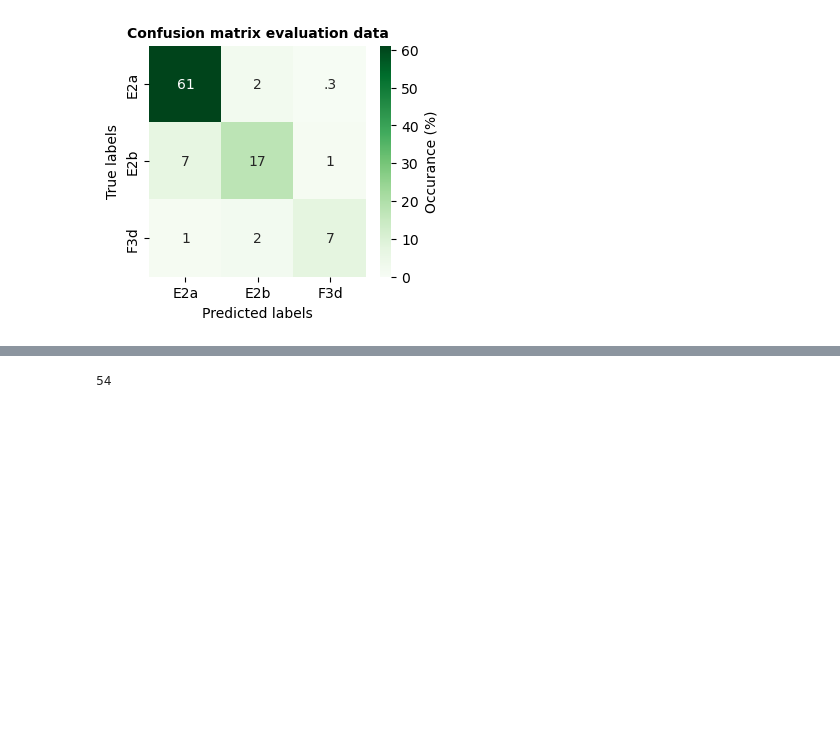
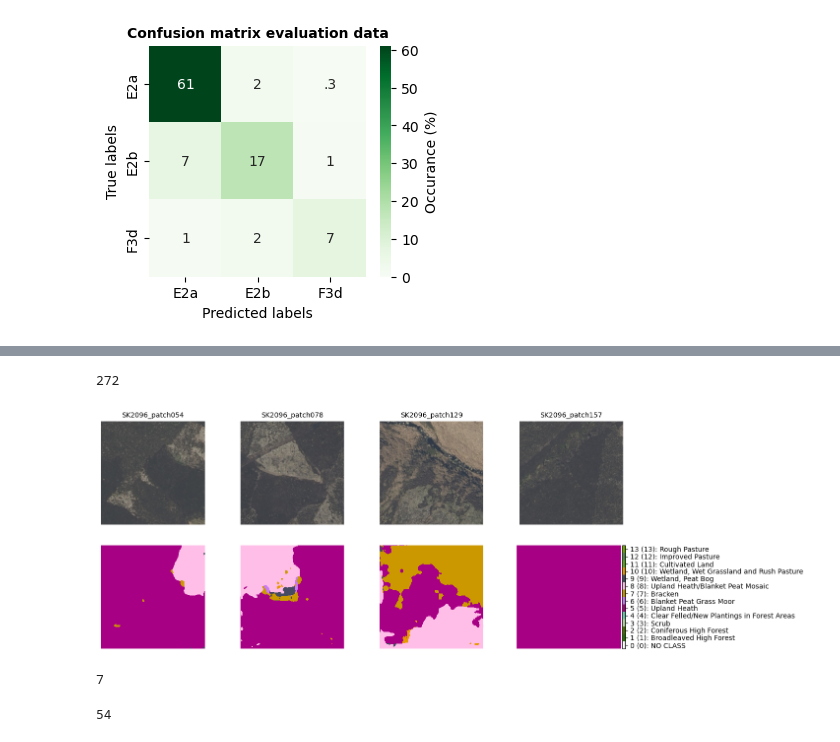
Before and after one commit to pdnpa/cnn-land-cover, a Jupyter notebook: notebooks/Figure CNN performance.ipynb, the cells around one changed output, grey strips where cells are left out. Saved outputs shown, nothing was run; the diff lists cells and outputs as text; code cells hidden in the pictures; blank space fills up the shorter version.

```diff
--- a/notebooks/Figure CNN performance.ipynb
+++ b/notebooks/Figure CNN performance.ipynb
@@ -726,3 +717,55 @@ print(kk)
+# %%
+kk += 4
+# kk = 0
+# key = 'E'
+# inds_examples_c = [51] #[12, 20, 66, 77]  # 2, 3, 12, 20, 46, 66, 77
+# inds_examples_d = [17, 48, 50 ]  # [7, 19, 27, 44, 50] # [2, 7, 14, 19, 27, 44, 45, 50, 52]
+# inds_examples_e = [12, 14, 29, 30, 42]  # [12, 14, 22, 29, 30, 42]
+# tmp_batch, names_patches = lcm.get_any_combination_from_ds(ds=test_ds_det[key], list_inds=inds_examples_e)
+
+tmp_batch, names_patches = lcm.get_batch_from_ds(ds=test_ds_det['all'],
+                                                 batch_size=4, start_ind=kk)
+# _ = lcm.predict_single_batch_from_testdl_or_batch(model=LCU_det[key], batch=tmp_batch,
+#                                          preprocessing_fun=test_ds_det[key].preprocessing_func,
+#                                          lc_class_name_list=test_ds_det[key].class_name_list,
+#                                          unique_labels_array=test_ds_det[key].unique_labels_arr,
+#                                          names_patches=names_patches)
+print(kk)
+
+## C: SK1091_patch051, SK2496_patch029
+## D: SK0686_patch175, SK0790_patch008, SK0790_patch066, patch_SK0790_patch089, SK0987_patch085, SK1588_patch110
+## E: SJ9722_patch002, SK0682_patch063, SK1258_patch191, SK1357_patch097
+#
+
+fig, ax = plt.subplots(2, len(names_patches), figsize=(14, 6))
+ax_ims = ax[0, :]
+ax_lcs = ax[1, :]
+
+predicted_labels, class_name_list_plot = lcm.two_stage_patch_prediction(model_main=LCU_main,
+                                                                                dict_models_detailed=LCU_det,
+                                            batch_im=tmp_batch[0], dict_class_names_detailed=dict_class_names)
+
+
+ ## undo preprocessing of image so the true RGB image is shown again:
+ims_plot = lca.undo_zscore_single_image(im_ds=tmp_batch[0], f_preprocess=test_ds_det[key].preprocessing_func)
+ims_plot = ims_plot.detach().numpy()
+for i in range(len(names_patches)):
+    ind_ax = i
+    lcv.plot_image_simple(im=ims_plot[i, :, :, :], ax=ax_ims[ind_ax])
+    lcv.plot_landcover_image(im=predicted_labels[i, :, :], ax=ax_lcs[ind_ax],
+                            lc_class_name_list=class_name_list_plot,
+
+                            unique_labels_array=test_ds_det[key].unique_labels_arr,
+                            plot_colorbar=True if i == len(names_patches) - 1 else False,
+                            cax=ax_cbar)
+    ax_ims[ind_ax].set_title(names_patches[i])
+# %% [output]
+272
+[figure, added]
+# %%
+ind_ax
+# %% [output]
+7
 # %%
 kk += 4
 # kk = 50
```
Also changed, not shown: parts of 4 cells of this notebook, 1 other file.
